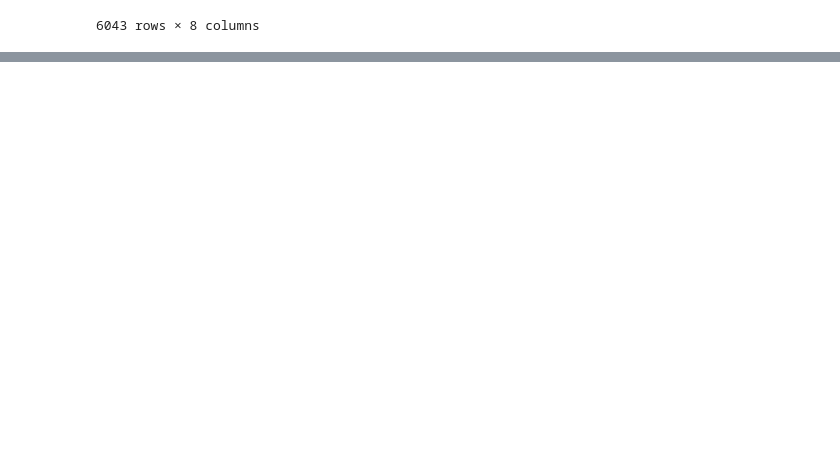
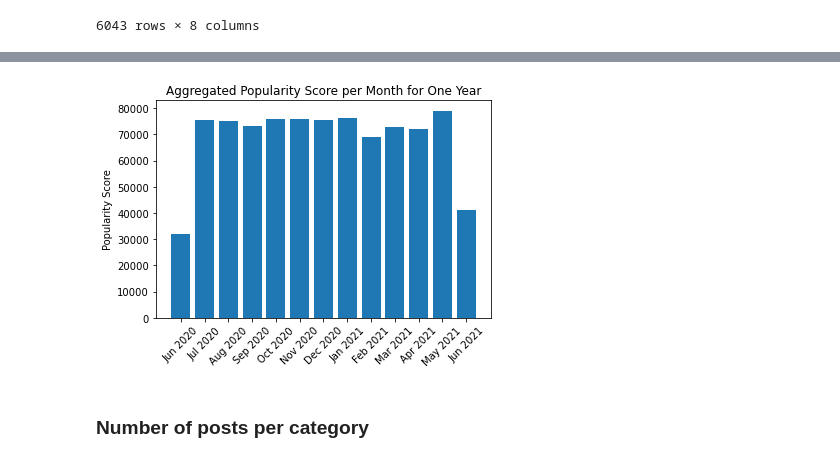
Before and after one commit to AnthonyCusi/Accenture-Virtual-Internship, a Jupyter notebook: acenture_data.ipynb, the cells around one changed output, grey strips where cells are left out. Drawn from its saved outputs; the diff is of its cells as text; code cells hidden in the pictures; blank space fills up the shorter version.

```diff
--- a/acenture_data.ipynb
+++ b/acenture_data.ipynb
@@ -180,0 +224,7 @@ plt.show()
+# %%
+data['Datetime'] = data['Datetime'].astype('datetime64[ns]')
+monthly_scores = data.groupby(data.Datetime.dt.to_period('M'))['Score'].sum()
+
+# converting dates to word format
+monthly_scores = {monthly_scores.keys()[i].to_timestamp().strftime('%b %Y'): monthly_scores.get(i) for i in range(0, monthly_scores.size)}
+monthly_scores
@@ -180,0 +245,11 @@ plt.show()
+# %%
+plt.bar(monthly_scores.keys(), monthly_scores.values())
+plt.title('Aggregated Popularity Score per Month for One Year')
+plt.ylabel('Popularity Score')
+plt.xticks(rotation='45')
+
+plt.show()
+# %% [output]
+[figure, added]
+# %% [markdown]
+### Number of posts per category
```
Also changed, not shown: parts of 19 cells of this notebook, 6 other files.
